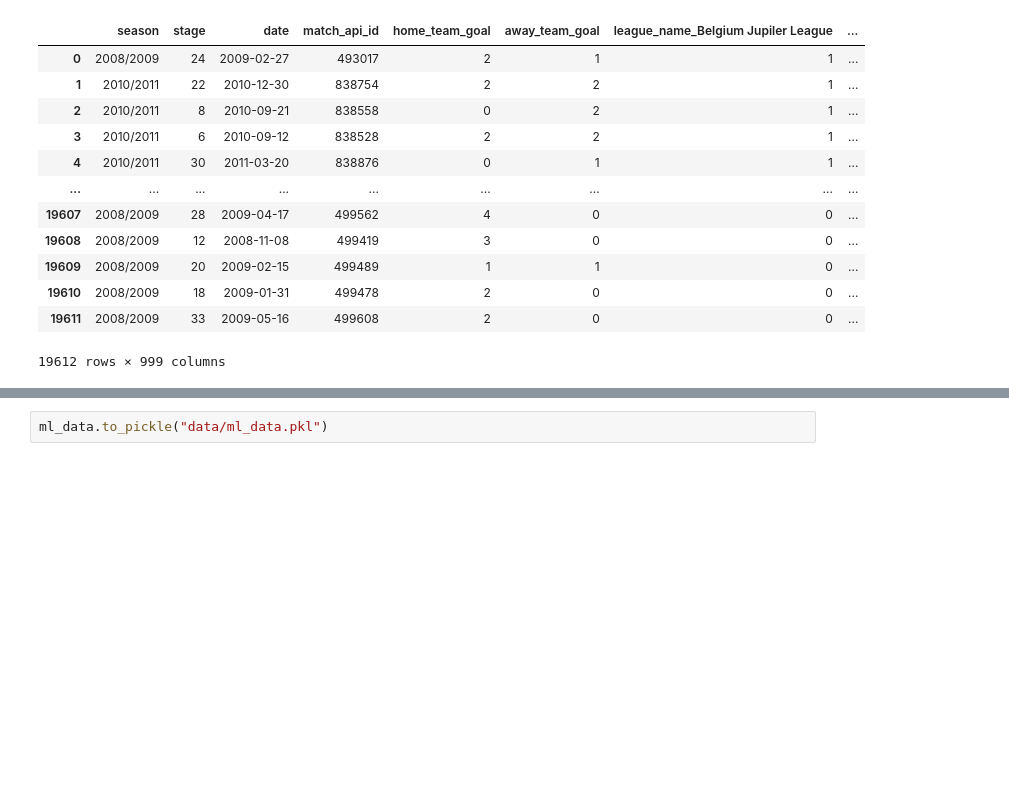
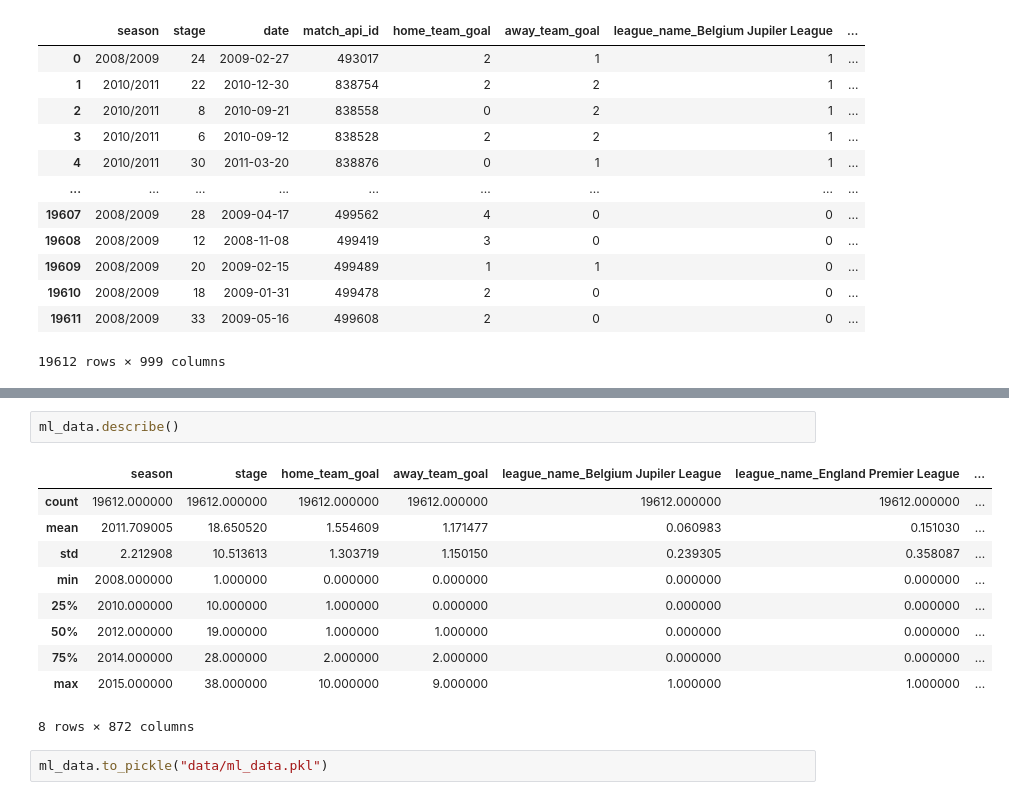
Before and after one commit to Aleksander2a/neural-networks-project, a Jupyter notebook: data_preparation.ipynb, the cells around one changed output, grey strips where cells are left out. Saved outputs shown, nothing was run; the diff lists cells and outputs as text; blank space fills up the shorter version.

```diff
--- a/data_preparation.ipynb
+++ b/data_preparation.ipynb
@@ -1517,2 +1890,15 @@ ml_data
+# %%
+ml_data.describe()
+# %% [output]
+|  | season | stage | home_team_goal | away_team_goal | league_name_Belgium Jupiler League | league_name_England Premier League | ... |
+| count | 19612.000000 | 19612.000000 | 19612.000000 | 19612.000000 | 19612.000000 | 19612.000000 | ... |
+| mean | 2011.709005 | 18.650520 | 1.554609 | 1.171477 | 0.060983 | 0.151030 | ... |
+| std | 2.212908 | 10.513613 | 1.303719 | 1.150150 | 0.239305 | 0.358087 | ... |
+| min | 2008.000000 | 1.000000 | 0.000000 | 0.000000 | 0.000000 | 0.000000 | ... |
+| 25% | 2010.000000 | 10.000000 | 1.000000 | 0.000000 | 0.000000 | 0.000000 | ... |
+| 50% | 2012.000000 | 19.000000 | 1.000000 | 1.000000 | 0.000000 | 0.000000 | ... |
+| 75% | 2014.000000 | 28.000000 | 2.000000 | 2.000000 | 0.000000 | 0.000000 | ... |
+| max | 2015.000000 | 38.000000 | 10.000000 | 9.000000 | 1.000000 | 1.000000 | ... |
+8 rows × 872 columns
 # %%
 ml_data.to_pickle("data/ml_data.pkl")
```
Also changed, not shown: parts of 46 cells of this notebook.
